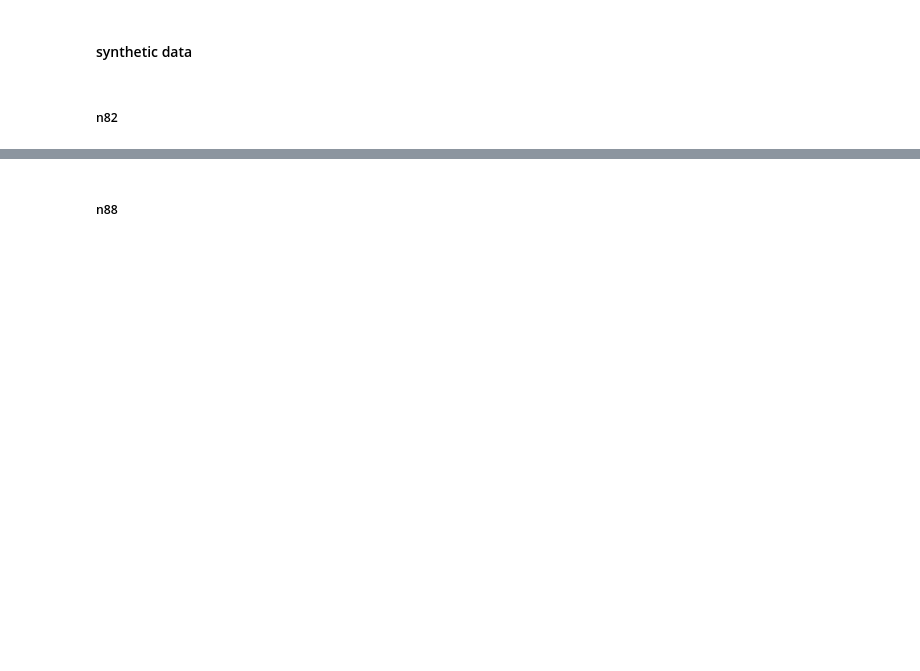
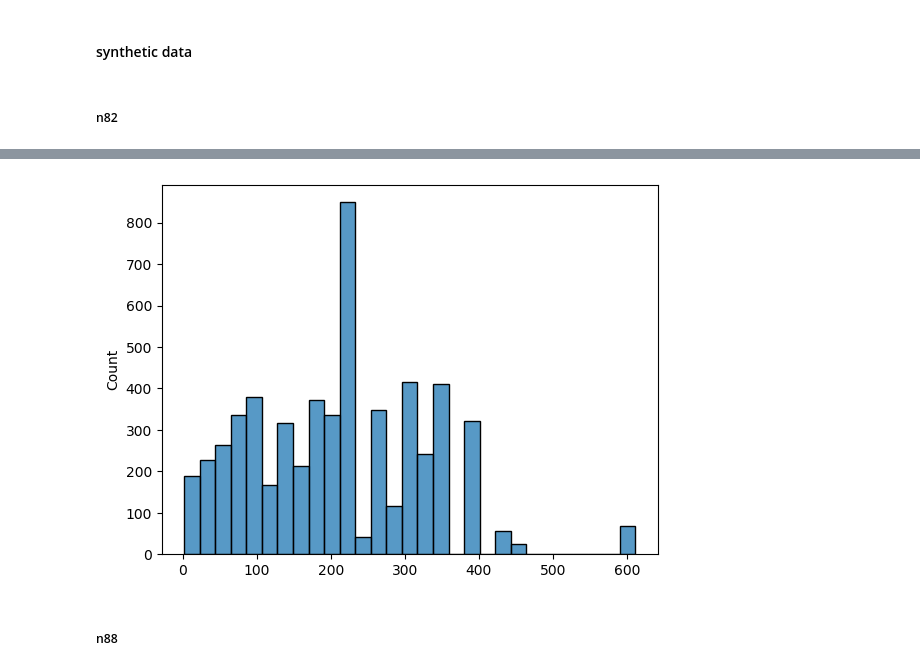
Before and after one commit to TDebono/disparate-exposure-link-recommendation, a Jupyter notebook: synthetic_data.ipynb, the cells around one changed output, grey strips where cells are left out. Saved outputs shown, nothing was run; the diff lists cells and outputs as text; code cells hidden in the pictures; blank space fills up the shorter version.

```diff
--- a/synthetic_data.ipynb
+++ b/synthetic_data.ipynb
@@ -1364,6 +1367,13 @@ network82_results_2000nodes_topk = run_n_simulations(network_obj=network82_topk,
                                             strategy='consecutively', save_results=True, save_as='nx82_2000nodes_topk.pkl',
                                             to_txt=True, salsa_new=True, quick_test=False, to_pick=3,
                                             consider_all_nodes=False, num_to_consider=2000, add_top_k=True)
+# %%
+rn82 = [tup[-1] for tup in network82_results_2000nodes_topk['recommended_nodes'][1]]
+all = [network82.in_degree(n) for n in rn82]
+sns.histplot(data=all)
+plt.show()
+# %% [output]
+[figure, added]
 # %% [markdown]
 ##### n88
 # %%
```
Also changed, not shown: parts of 14 cells of this notebook, 3 other files.
